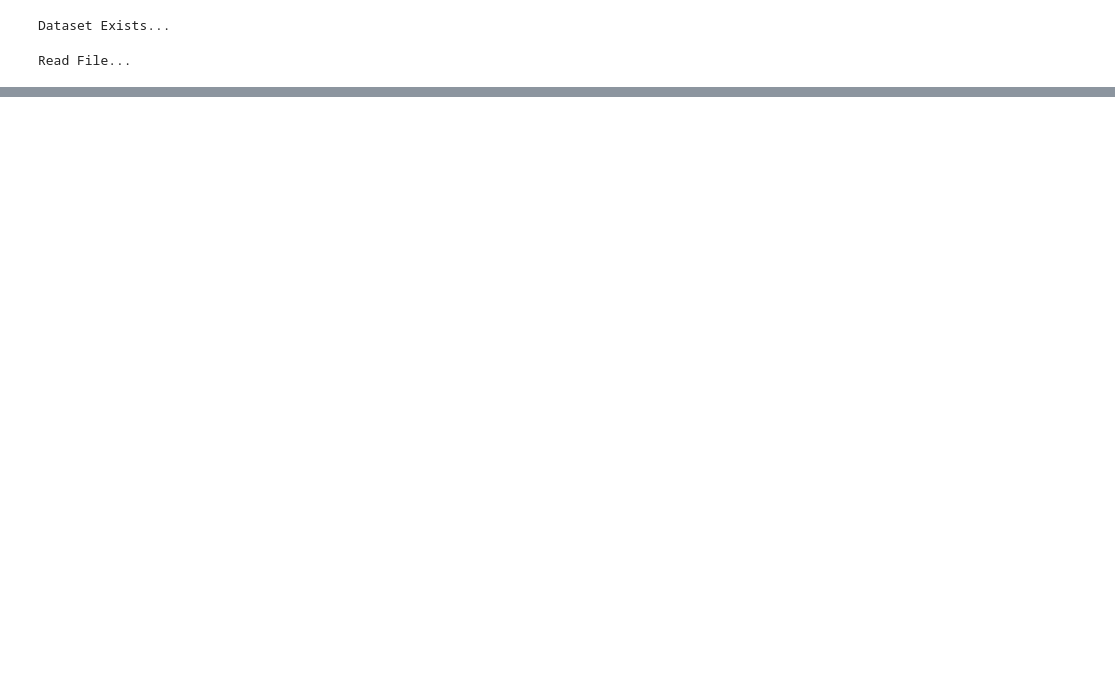
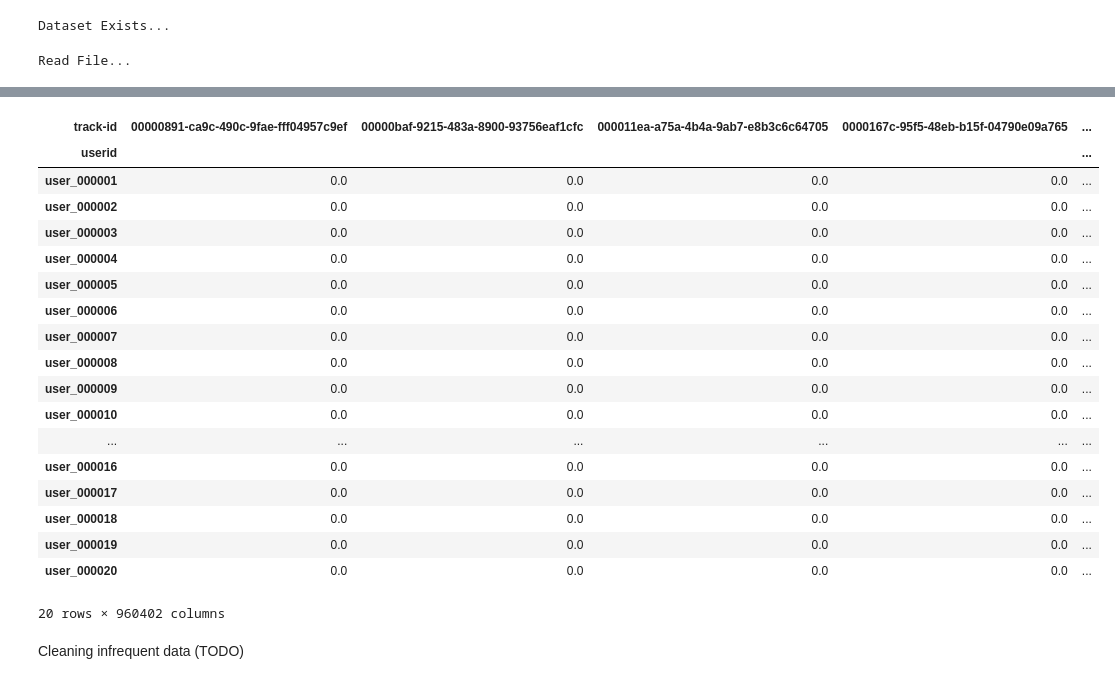
Before and after one commit to priyadskml/musicReco, a Jupyter notebook: Baselines.ipynb, the cells around one changed output, grey strips where cells are left out. Cells and saved outputs as stored; diff of their text form; code cells hidden in the pictures; blank space fills up the shorter version.

```diff
--- a/Baselines.ipynb
+++ b/Baselines.ipynb
@@ -35,0 +58,29 @@ data[:20]
+# %%
+from scipy.sparse import csr_matrix
+
+playcounts = playcounts.pivot(index = 'userid', columns = 'track-id', values = 'playcount').fillna(0)
+plays_matrix = csr_matrix(playcounts.values)
+# %%
+playcounts[:10]
+# %% [output]
+| track-id | 00000891-ca9c-490c-9fae-fff04957c9ef | 00000baf-9215-483a-8900-93756eaf1cfc | 000011ea-a75a-4b4a-9ab7-e8b3c6c64705 | 0000167c-95f5-48eb-b15f-04790e09a765 | ... |
+| userid |  |  |  |  | ... |
+| user_000001 | 0.0 | 0.0 | 0.0 | 0.0 | ... |
+| user_000002 | 0.0 | 0.0 | 0.0 | 0.0 | ... |
+| user_000003 | 0.0 | 0.0 | 0.0 | 0.0 | ... |
+| user_000004 | 0.0 | 0.0 | 0.0 | 0.0 | ... |
+| user_000005 | 0.0 | 0.0 | 0.0 | 0.0 | ... |
+| user_000006 | 0.0 | 0.0 | 0.0 | 0.0 | ... |
+| user_000007 | 0.0 | 0.0 | 0.0 | 0.0 | ... |
+| user_000008 | 0.0 | 0.0 | 0.0 | 0.0 | ... |
+| user_000009 | 0.0 | 0.0 | 0.0 | 0.0 | ... |
+| user_000010 | 0.0 | 0.0 | 0.0 | 0.0 | ... |
+| ... | ... | ... | ... | ... | ... |
+| user_000016 | 0.0 | 0.0 | 0.0 | 0.0 | ... |
+| user_000017 | 0.0 | 0.0 | 0.0 | 0.0 | ... |
+| user_000018 | 0.0 | 0.0 | 0.0 | 0.0 | ... |
+| user_000019 | 0.0 | 0.0 | 0.0 | 0.0 | ... |
+| user_000020 | 0.0 | 0.0 | 0.0 | 0.0 | ... |
+20 rows × 960402 columns
+# %% [markdown]
+Cleaning infrequent data (TODO)
```
Also changed, not shown: parts of 9 cells of this notebook, 1 other file.
